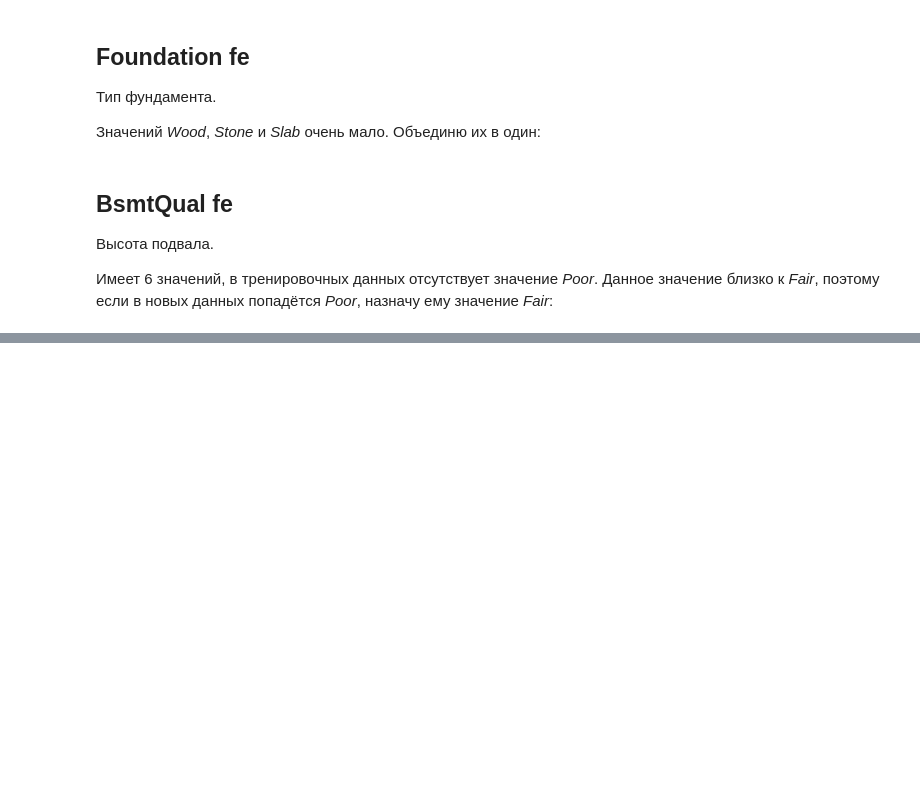
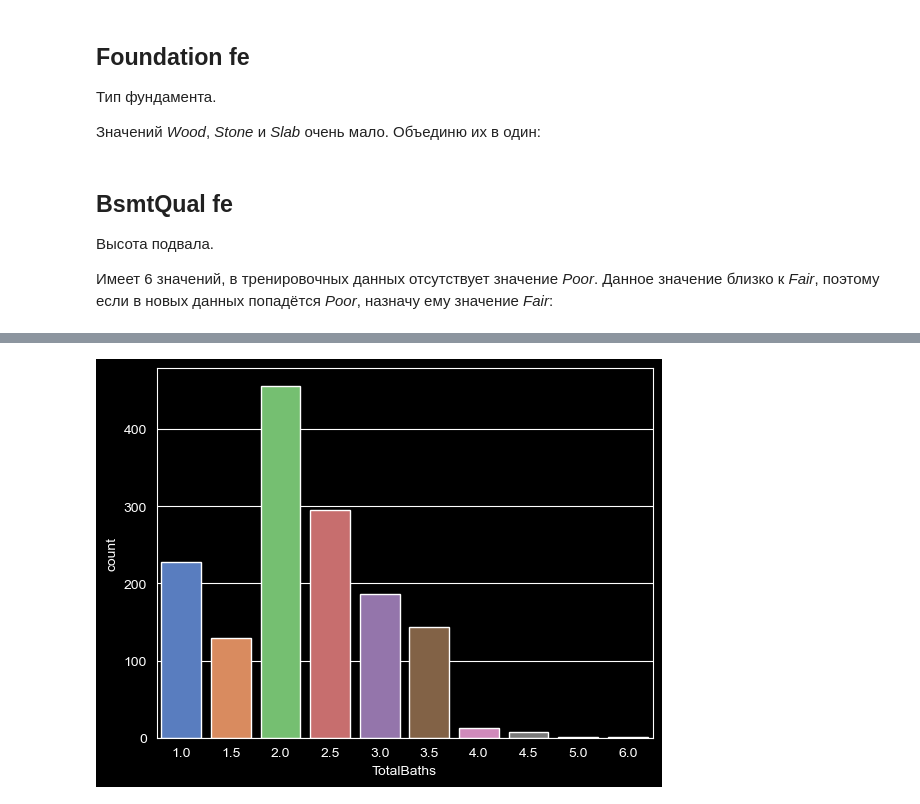
Before and after one commit to SashaCurry/HousePrices, a Jupyter notebook: 2_Feature-engineering.ipynb, the cells around one changed output, grey strips where cells are left out. Saved outputs shown, nothing was run; the diff lists cells and outputs as text; code cells hidden in the pictures; blank space fills up the shorter version.

```diff
--- a/2_Feature-engineering.ipynb
+++ b/2_Feature-engineering.ipynb
@@ -690,0 +779,2 @@ df = df.drop(columns='BsmtQual')
+# %%
+df['CentralAir'] = (df['CentralAir'] == 'Y').astype(int)
@@ -690,0 +788,4 @@ df = df.drop(columns='BsmtQual')
+# %%
+df['IsStandartElectrical'] = (df['Electrical'] == 'SBrkr').astype(int)
+
+df = df.drop(columns='Electrical')
@@ -690,0 +798,4 @@ df = df.drop(columns='BsmtQual')
+# %%
+df['1stFlr_Ratio'] = round(df['1stFlrSF'] / df['GrLivArea'], 1)
+
+df = df.drop(columns=['1stFlrSF', '2ndFlrSF', 'LowQualFinSF'])
@@ -690,0 +808,7 @@ df = df.drop(columns='BsmtQual')
+# %%
+df['TotalBaths'] = df['BsmtFullBath'] + 0.5*df['BsmtHalfBath'] + df['FullBath'] + 0.5*df['HalfBath']
+# %%
+sns.countplot(data=df, x='TotalBaths', palette='muted')
+plt.show()
+# %% [output]
+[figure, added]
```
Also changed, not shown: parts of 102 cells of this notebook, 1 other file.
